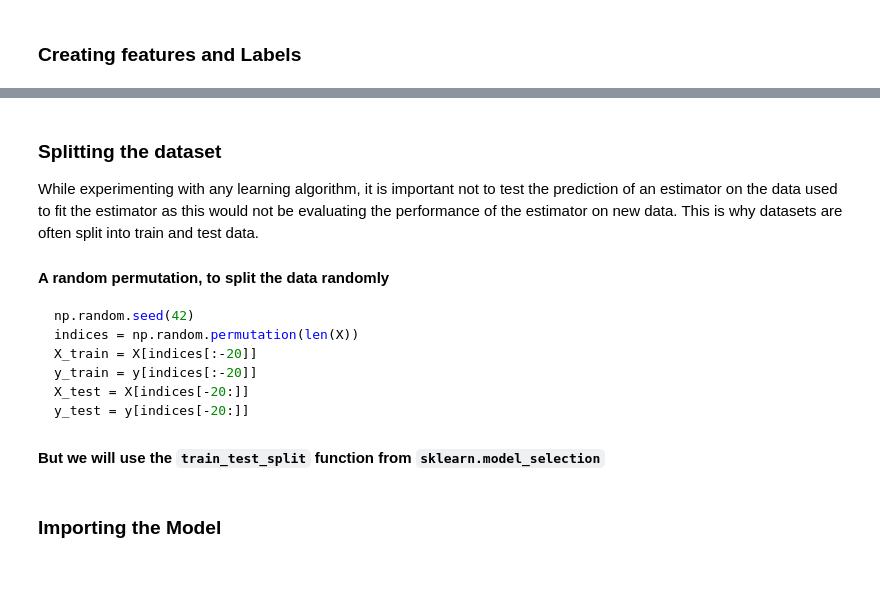
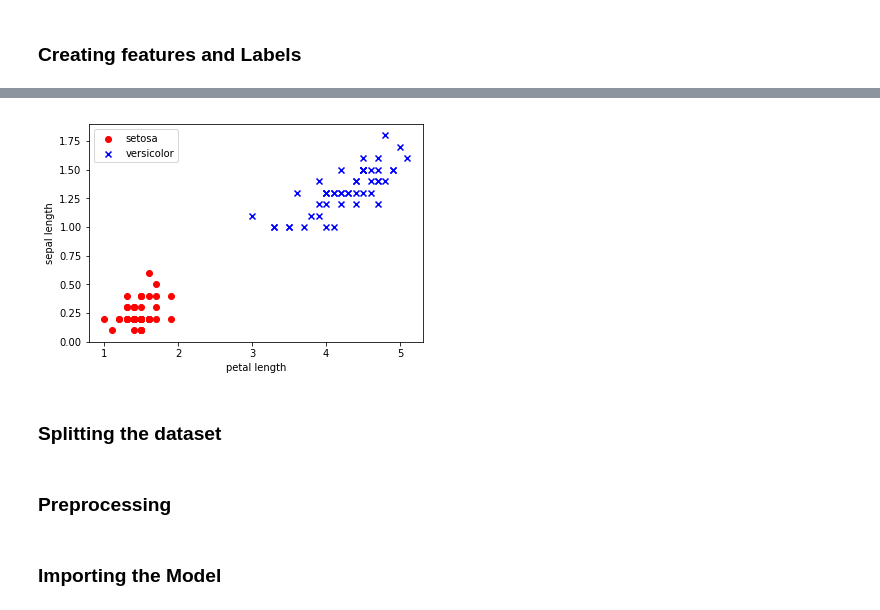
Before and after one commit to subhamsarangi/ML, a Jupyter notebook: 05. Support Vector Machine/1.1 Support Vector Machine.ipynb, the cells around one changed output, grey strips where cells are left out. Drawn from its saved outputs; the diff is of its cells as text; code cells hidden in the pictures; blank space fills up the shorter version.

````diff
--- a/05. Support Vector Machine/1.1 Support Vector Machine.ipynb
+++ b/05. Support Vector Machine/1.1 Support Vector Machine.ipynb
@@ -58,3 +52,6 @@ df = pd.read_csv('Classified Data', index_col=0)
+# %%
+from sklearn import datasets
+iris = datasets.load_iris()
 # %% [markdown]
 ## Building the Model
 # %% [markdown]
@@ -69,16 +59,17 @@ In practice we often ignore the shape of the distribution and just transform the
-# %% [markdown]
-### Splitting the dataset
-While experimenting with any learning algorithm, it is important not to test the prediction of an estimator on the data used to fit the estimator as this would not be evaluating the performance of the estimator on new data. This is why datasets are often split into train and test data.
-#### A random permutation, to split the data randomly
-```python
-np.random.seed(42)
-indices = np.random.permutation(len(X))
-X_train = X[indices[:-20]]
-y_train = y[indices[:-20]]
-X_test = X[indices[-20:]]
-y_test = y[indices[-20:]]
-```
-#### But we will use the `train_test_split` function from `sklearn.model_selection`
+# %%
+X = iris.data[:, [2, 3]]
+y = iris.target
+
+plt.scatter(X[:50, 0], X[:50, 1], color='red', marker='o', label='setosa')
+plt.scatter(X[50:100, 0], X[50:100, 1], color='blue', marker='x', label='versicolor')
+plt.xlabel('petal length')
+plt.ylabel('sepal length')
+plt.legend(loc='upper left')
+plt.savefig('images/petal_sepal_scatter.png', dpi=200)
+# %% [output]
+[figure, added]
+# %% [markdown]
+### Splitting the dataset
 # %%
 from sklearn.model_selection import train_test_split
 # %%
@@ -86,0 +78,2 @@ X_train, X_test, y_train, y_test = train_test_split(
+# %% [markdown]
+### Preprocessing
````
Also changed, not shown: parts of 9 cells of this notebook, 6 other files.
